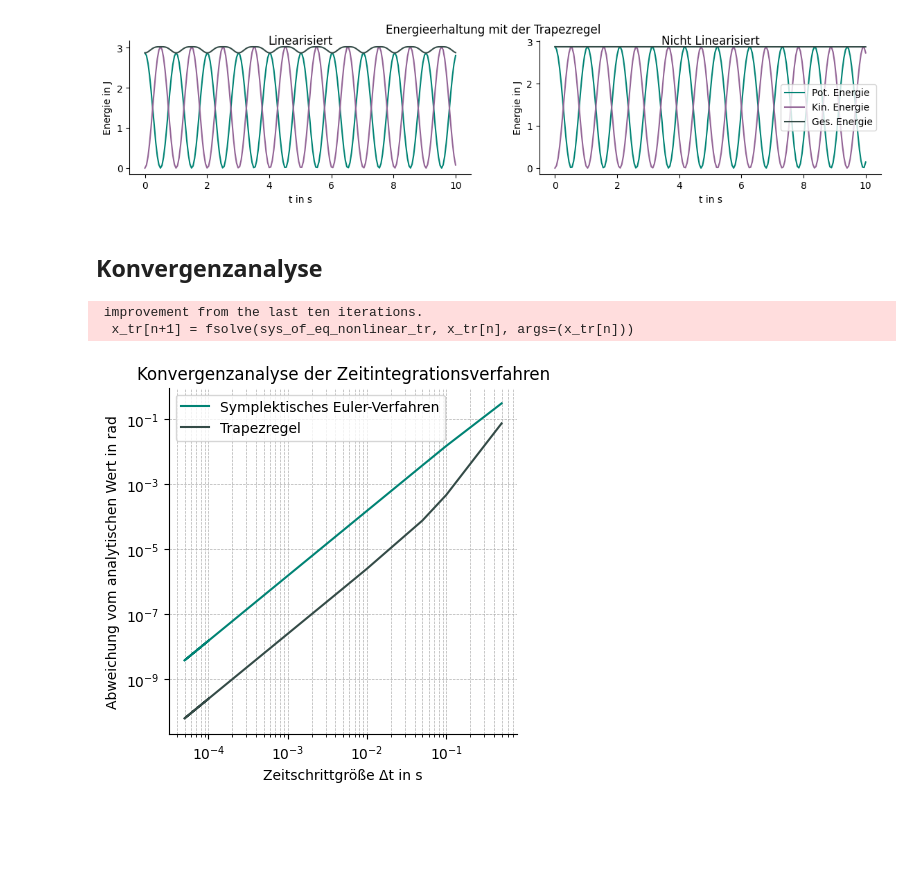
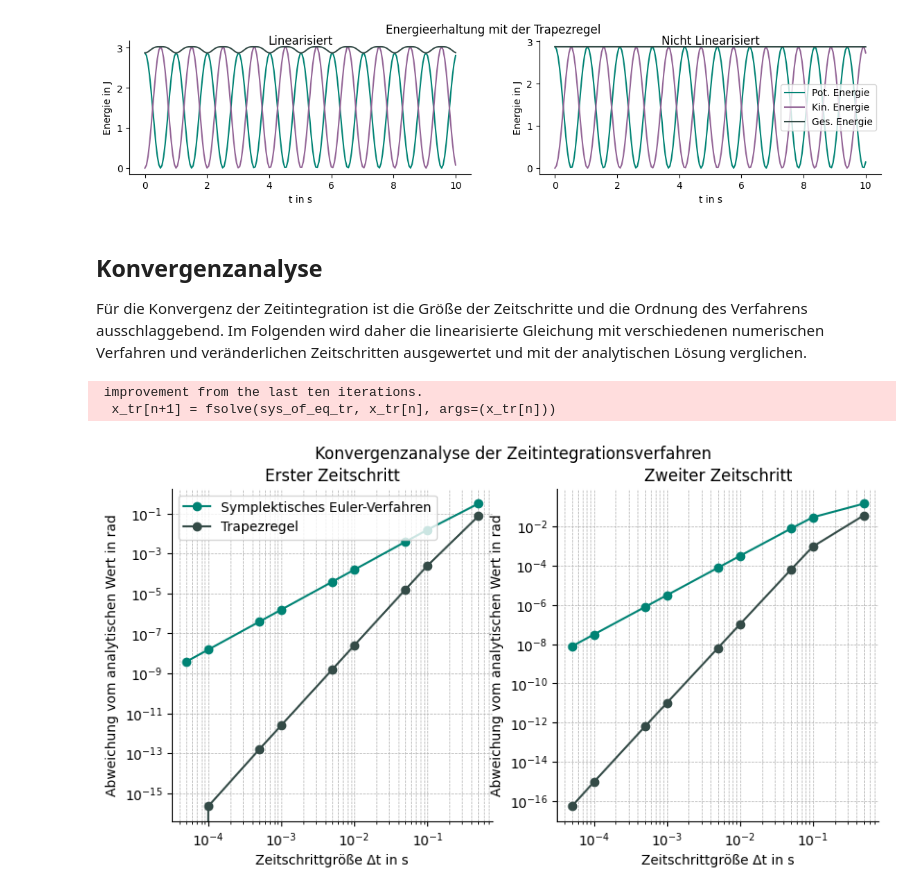
Before and after one commit to CPShub/LectureNSM, a Jupyter notebook: 01_time_integration/python/time_integration.ipynb, the cells around one changed output. Saved outputs shown, nothing was run; the diff lists cells and outputs as text; code cells hidden in the pictures; blank space fills up the shorter version.

```diff
--- a/01_time_integration/python/time_integration.ipynb
+++ b/01_time_integration/python/time_integration.ipynb
@@ -253,35 +253,37 @@ plot_energy(t, E_pot, E_kin, E_total, E_pot_nonlinear, E_kin_nonlinear, E_total_
 [figure]
 # %% [markdown]
 ## Konvergenzanalyse
+Für die Konvergenz der Zeitintegration ist die Größe der Zeitschritte und die Ordnung des Verfahrens ausschlaggebend. Im Folgenden wird daher die linearisierte Gleichung mit verschiedenen numerischen Verfahren und veränderlichen Zeitschritten ausgewertet und mit der analytischen Lösung verglichen.
 # %%
-timesteps = [0.5, 0.1, 0.05, 0.01, 0.005, 0.001, 0.0005, 0.0001, 0.00005, 0.0001]
-N = 2
+timesteps = [0.5, 0.1, 0.05, 0.01, 0.005, 0.001, 0.0005, 0.0001, 0.00005]
+N = 2                                           # Number of time steps
 x = np.zeros((N+1, 2))
 x[0] = [np.pi/10, v_0]                          # Note: Small initial angle
-error_se = np.zeros((len(timesteps), 1))
-error_tr = np.zeros((len(timesteps), 1))
+error_se = np.zeros((len(timesteps), N+1))
+error_tr = np.zeros((len(timesteps), N+1))
 
 # Iterate over each step size
 for idx, delta_t in enumerate(timesteps):
     # reset the arrays
     x_tr = x.copy()
     x_se = x.copy()
-
-    # calculate analytical solution
-    omega = (g/L)**0.5
-    analyt_phi = x[0,0]*np.cos(omega*delta_t)
+    analyt_phi = x.copy()
 
     for n in range(N):
+        # calculate analytical solution
+        omega = (g/L)**0.5
+        analyt_phi[n+1] = analyt_phi[0]*np.cos(omega*delta_t*(n+1))
+
         # Calculate numeric solutions
-        x_tr[n+1] = fsolve(sys_of_eq_nonlinear_tr, x_tr[n], args=(x_tr[n]))
-        x_se[n+1] = fsolve(sys_of_eq_nonlinear_se, x_se[n], args=(x_se[n]))
+        x_tr[n+1] = fsolve(sys_of_eq_tr, x_tr[n], args=(x_tr[n]))
+        x_se[n+1] = fsolve(sys_of_eq_se, x_se[n], args=(x_se[n]))
 
-    # Calculate deviation from analytical solution
-    error_se[idx] = abs(x_se[1, 0]) - analyt_phi
-    error_tr[idx] = abs(x_tr[1, 0]) - analyt_phi
+    # Calculate difference between numeric and analytical solution
+    error_se[idx] = abs(x_se[:, 0] - analyt_phi[:, 0])
+    error_tr[idx] = abs(x_tr[:, 0] - analyt_phi[:, 0])
 
 plot_convergence(timesteps, error_se, error_tr)
 # %% [output]
  improvement from the last ten iterations.
-  x_tr[n+1] = fsolve(sys_of_eq_nonlinear_tr, x_tr[n], args=(x_tr[n]))
+  x_tr[n+1] = fsolve(sys_of_eq_tr, x_tr[n], args=(x_tr[n]))
-[figure, old version]
+[figure, new version]
```
Also changed, not shown: 1 other file.
